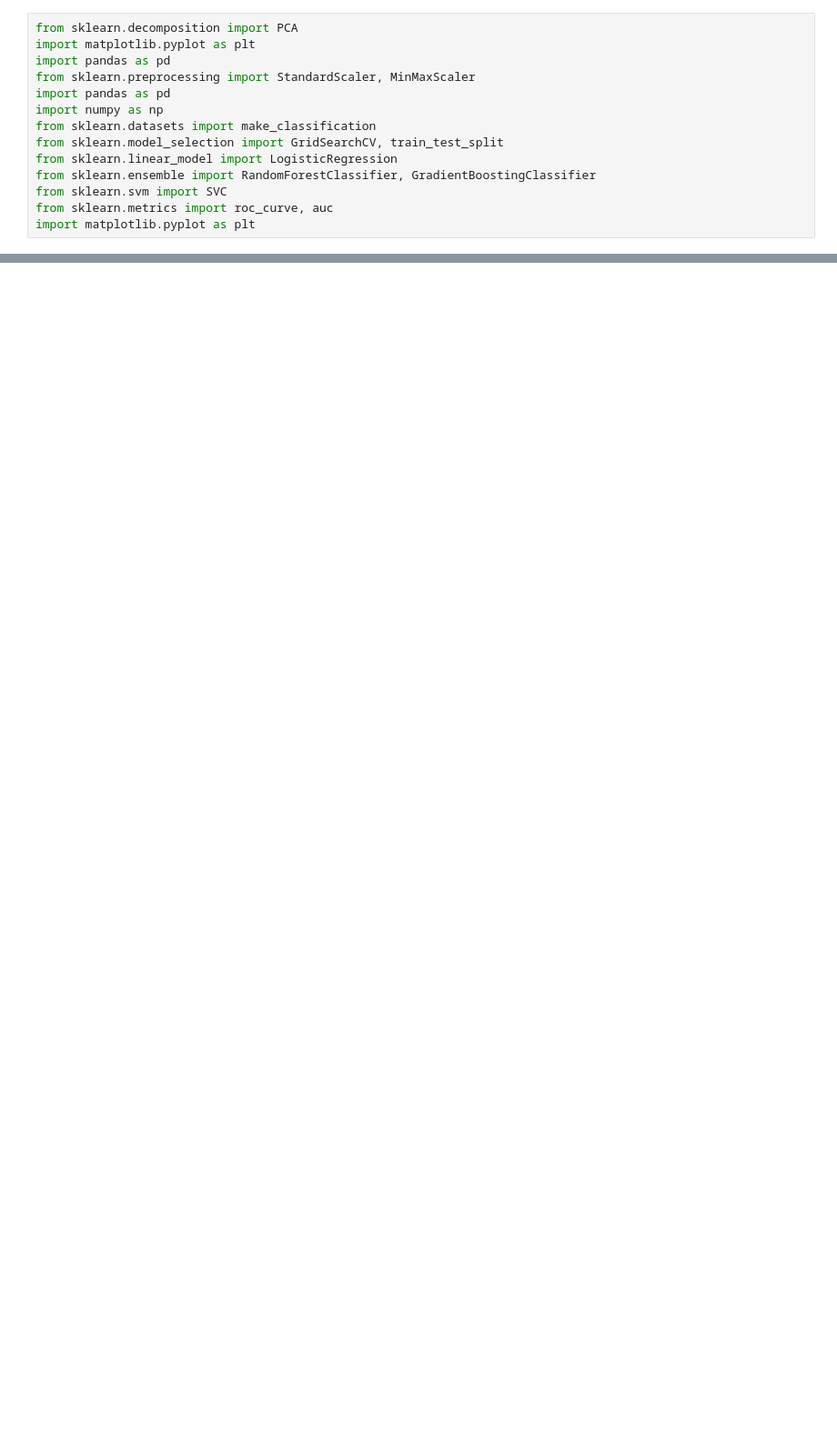
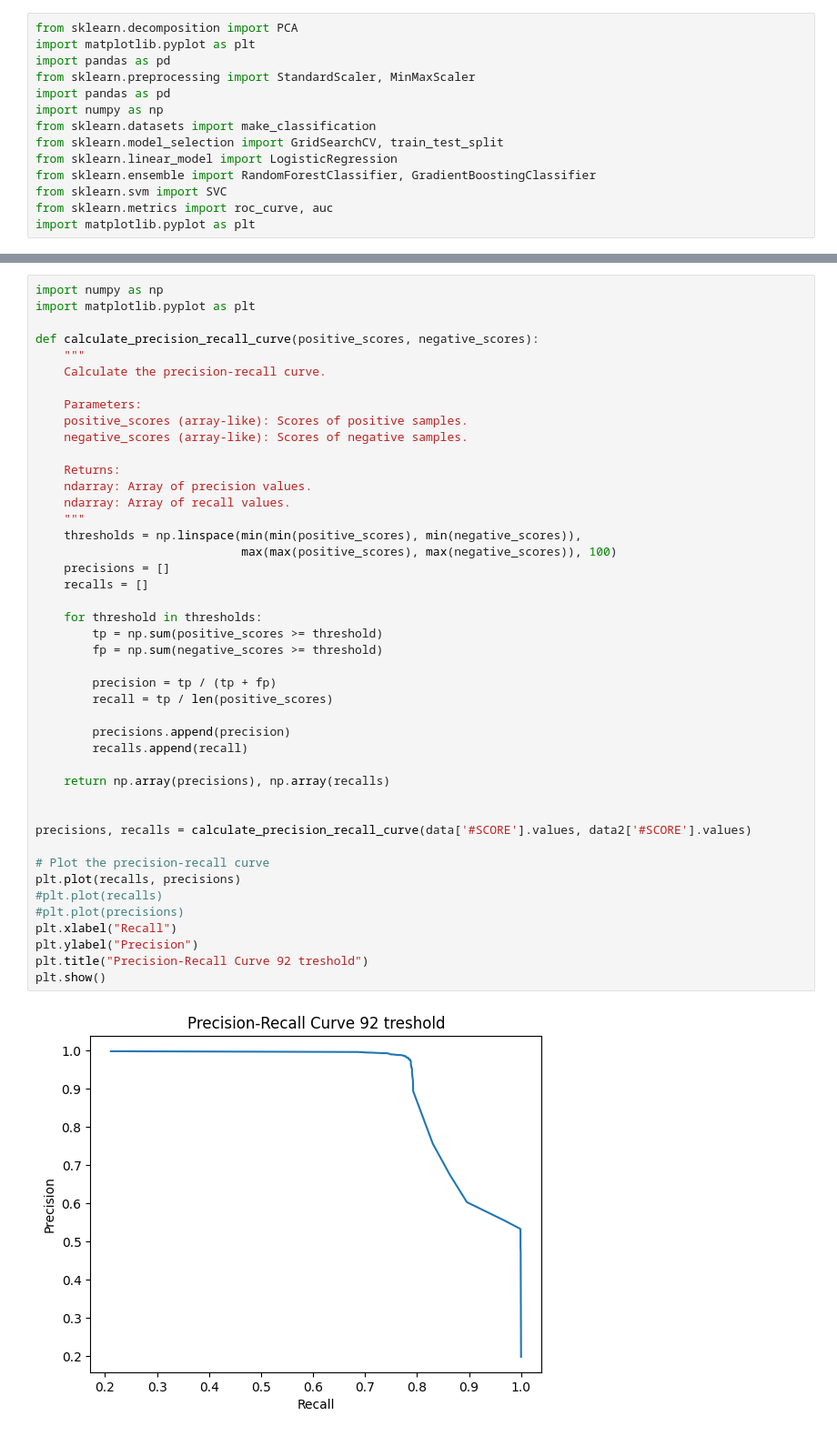
Before and after one commit to EdAlita/RetinaSegmentation-HEx, a Jupyter notebook: code/test.ipynb, the cells around one changed output, grey strips where cells are left out. Shown at 91% size. Drawn from its saved outputs; the diff is of its cells as text; blank space fills up the shorter version.

```diff
--- a/code/test.ipynb
+++ b/code/test.ipynb
@@ -165,0 +67,46 @@ memory usage: 2.2 MB
+# %%
+import numpy as np
+import matplotlib.pyplot as plt
+
+def calculate_precision_recall_curve(positive_scores, negative_scores):
+    """
+    Calculate the precision-recall curve.
+
+    Parameters:
+    positive_scores (array-like): Scores of positive samples.
+    negative_scores (array-like): Scores of negative samples.
+
+    Returns:
+    ndarray: Array of precision values.
+    ndarray: Array of recall values.
+    """
+    thresholds = np.linspace(min(min(positive_scores), min(negative_scores)),
+                             max(max(positive_scores), max(negative_scores)), 100)
+    precisions = []
+    recalls = []
+
+    for threshold in thresholds:
+        tp = np.sum(positive_scores >= threshold)
+        fp = np.sum(negative_scores >= threshold)
+
+        precision = tp / (tp + fp)
+        recall = tp / len(positive_scores)
+
+        precisions.append(precision)
+        recalls.append(recall)
+
+    return np.array(precisions), np.array(recalls)
+
+
+precisions, recalls = calculate_precision_recall_curve(data['#SCORE'].values, data2['#SCORE'].values)
+
+# Plot the precision-recall curve
+plt.plot(recalls, precisions)
+#plt.plot(recalls)
+#plt.plot(precisions)
+plt.xlabel("Recall")
+plt.ylabel("Precision")
+plt.title("Precision-Recall Curve 92 treshold")
+plt.show()
+# %% [output]
+[figure, added]
```
Also changed, not shown: parts of 10 cells of this notebook, 12 other files.
